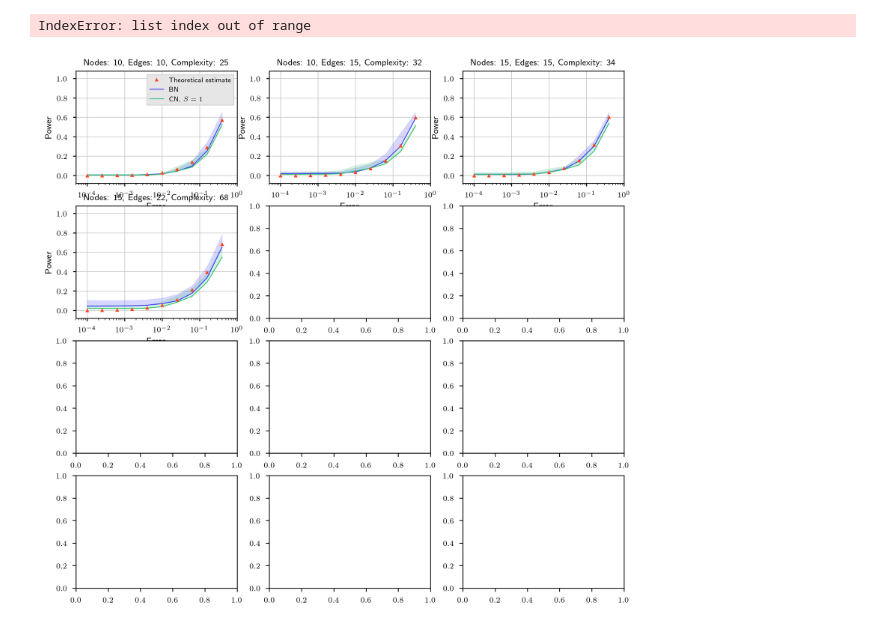
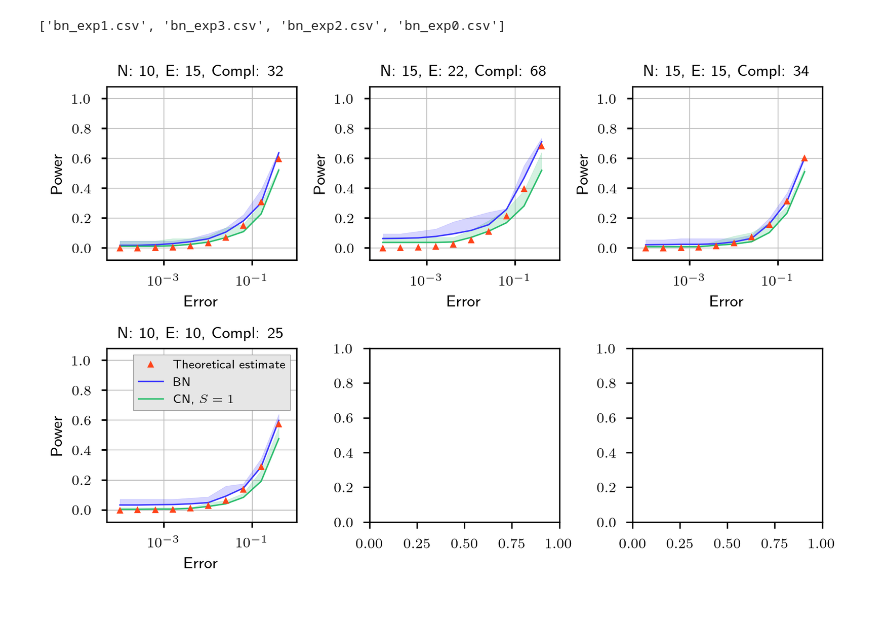
Before and after one commit to Niccolo-Rocchi/BN-Privacy, a Jupyter notebook: experiments/cn_privacy/Plot_results.ipynb, the cells around one changed output. Saved outputs shown, nothing was run; the diff lists cells and outputs as text; code cells hidden in the pictures.

Commit message:
Fix plots for `cn_privacy`

```diff
--- a/experiments/cn_privacy/Plot_results.ipynb
+++ b/experiments/cn_privacy/Plot_results.ipynb
@@ -15,10 +16,12 @@ from src.config import *  # noqa
 config = load_config("cn_privacy")
 
 # Get results path
-res_path = get_out_path(config) / config["results_path"]
+out_path = get_out_path(config)
+res_path = out_path / config["results_path"]
+error = eval(config["error"])
 
 # Choose where to save plots
-plots_path = get_out_path(config) / "plots"
+plots_path = out_path / "plots"
 create_clean_dir(plots_path)
 # %%
 # Style
@@ -45,6 +48,11 @@ bound_color = "#ff441a"  # red
 BN_color = "#3934fe"  # blue
 CN_color = "#28bd6b"  # green
 alpha = 0.2
+# %%
+files = os.listdir(res_path/'bns')
+files
+# %% [output]
+['bn_exp1.csv', 'bn_exp3.csv', 'bn_exp2.csv', 'bn_exp0.csv']
 # %%
 # Plot BN and bound (semilogx)
 def plot_bn_bound(exp: str, ax):
@@ -129,39 +139,25 @@ def get_title(exp: str):
                 c = int(pieces[pieces.index("Complexity:") + 1])
                 return n, e, c
 # %%
+# Names of experiments
+exp_names = [re.findall('bn_(\w+\d+)\.csv', r)[0] for r in os.listdir(res_path/'bns')]
+
 # Layout 4x3
-fig, axes = plt.subplots(4, 3, figsize=(10, 9.5))
+fig, axes = plt.subplots(len(exp_names)//3+1, 3)
 # fig.suptitle("Power vs Error", fontsize=18)
 
-exps = [
-    "exp0",
-    "exp1",
-    "exp2",
-    "exp3",
-    "exp4",
-    "exp5",
-    "exp6",
-    "exp7",
-    "exp8",
-    "exp9",
-    "exp10",
-    "exp11",
-]
-ess = [1, 1000]
-
-# Loop over subplots
-for i, ax in enumerate(axes.flat):
-    plot_bn_bound(f"{exps[i]}", ax)
-    plot_cn(f"{exps[i]}", ax, ess=ess[0], color=CN_color, type="-")
-    plot_cn(f"{exps[i]}", ax, ess=ess[1], color=CN_color, type="--")
-    (n, e, c) = get_title(exps[i])
-    ax.set_title(f"Nodes: {n}, Edges: {e}, Complexity: {c}")
+# Loop over results
+for i, exp in enumerate(exp_names):
+    ax = axes.flat[i]
+    plot_bn_bound(exp, ax)
+    plot_cn(f"{exp_names[i]}", ax, color=CN_color, type="-")
+    (n, e, c) = get_title(exp_names[i])
+    ax.set_title(f"N: {n}, E: {e}, Compl: {c}")
 
 plt.tight_layout(rect=[0, 0, 1, 0.96])
 plt.show()
 fig.savefig(
     f"{plots_path}/results_logx.pdf", dpi=1200, bbox_inches="tight", transparent=False
 )
 # %% [output]
-IndexError: list index out of range
-[figure, old version]
+[figure, new version]
```
Also changed, not shown: parts of 2 cells of this notebook, 2 other files.
